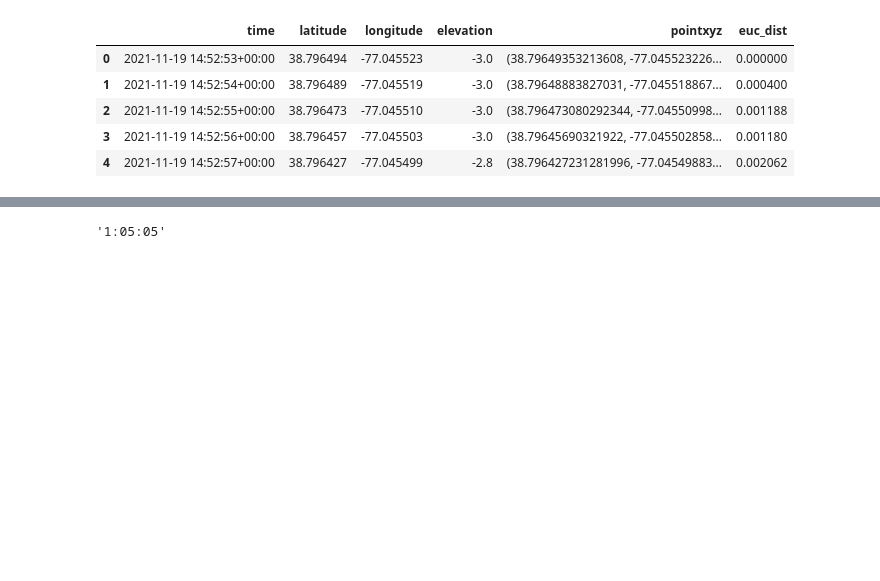
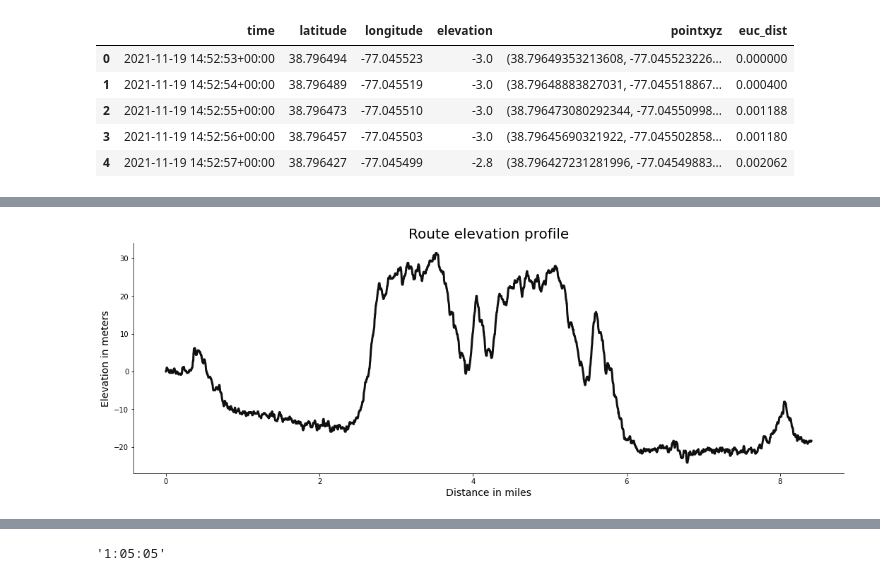
Before and after one commit to lrhf97/gpx_analysis, a Jupyter notebook: route_analysis.ipynb, the cells around one changed output, grey strips where cells are left out. Drawn from its saved outputs; the diff is of its cells as text; code cells hidden in the pictures; blank space fills up the shorter version.

```diff
--- a/route_analysis.ipynb
+++ b/route_analysis.ipynb
@@ -217,3 +282,11 @@ df.describe()
+# %%
+plt.figure(figsize=(18,6))
+plt.plot(df['cum_distance'], df['cum_elevation'], color='#101010', lw=3)
+plt.title('Route elevation profile', size=20)
+plt.xlabel('Distance in miles', size=14)
+plt.ylabel('Elevation in meters', size=14);
+# %% [output]
+[figure, added]
 # %%
 df['5sec_rolling_elv'] = df['elevation_change'].rolling(5).mean()
 df['second'] = df.index
```
Also changed, not shown: parts of 36 cells of this notebook, 2 other files.
